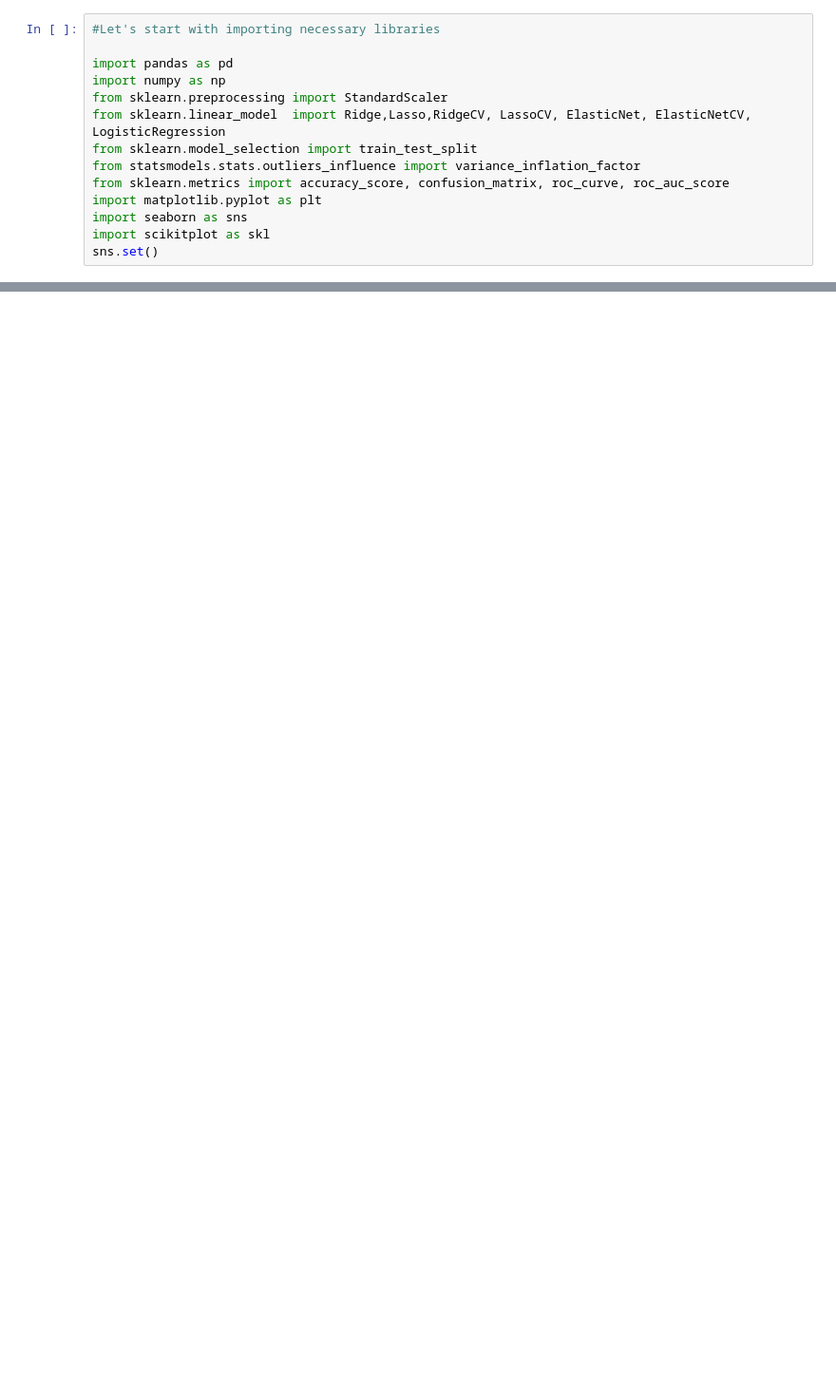
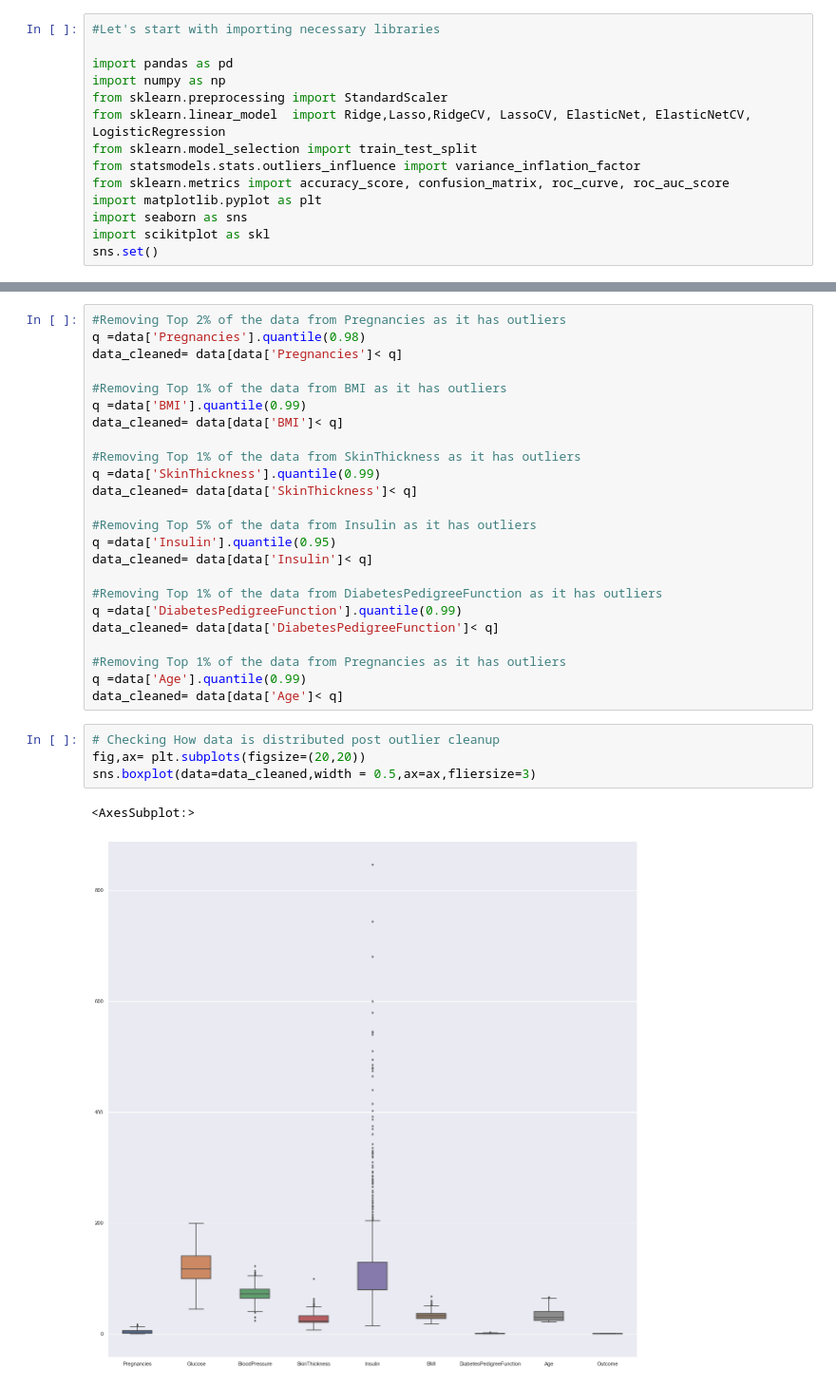
Before and after one commit to ravi0dubey/Logistic_Regression_Diabetes-Prediction, a Jupyter notebook: Logistic Regression_Diabetes Prediction.ipynb, the cells around one changed output, grey strips where cells are left out. Shown at 95% size. Saved outputs shown, nothing was run; the diff lists cells and outputs as text; blank space fills up the shorter version.

```diff
--- a/Logistic Regression_Diabetes Prediction.ipynb
+++ b/Logistic Regression_Diabetes Prediction.ipynb
@@ -51,0 +214,31 @@ data.head()
+# %%
+#Removing Top 2% of the data from Pregnancies as it has outliers
+q =data['Pregnancies'].quantile(0.98)
+data_cleaned= data[data['Pregnancies']< q]
+
+#Removing Top 1% of the data from BMI as it has outliers
+q =data['BMI'].quantile(0.99)
+data_cleaned= data[data['BMI']< q]
+
+#Removing Top 1% of the data from SkinThickness as it has outliers
+q =data['SkinThickness'].quantile(0.99)
+data_cleaned= data[data['SkinThickness']< q]
+
+#Removing Top 5% of the data from Insulin as it has outliers
+q =data['Insulin'].quantile(0.95)
+data_cleaned= data[data['Insulin']< q]
+
+#Removing Top 1% of the data from DiabetesPedigreeFunction as it has outliers
+q =data['DiabetesPedigreeFunction'].quantile(0.99)
+data_cleaned= data[data['DiabetesPedigreeFunction']< q]
+
+#Removing Top 1% of the data from Pregnancies as it has outliers
+q =data['Age'].quantile(0.99)
+data_cleaned= data[data['Age']< q]
+# %%
+# Checking How data is distributed post outlier cleanup
+fig,ax= plt.subplots(figsize=(20,20))
+sns.boxplot(data=data_cleaned,width = 0.5,ax=ax,fliersize=3)
+# %% [output]
+<AxesSubplot:>
+[figure, added]
```
Also changed, not shown: parts of 47 cells of this notebook.
